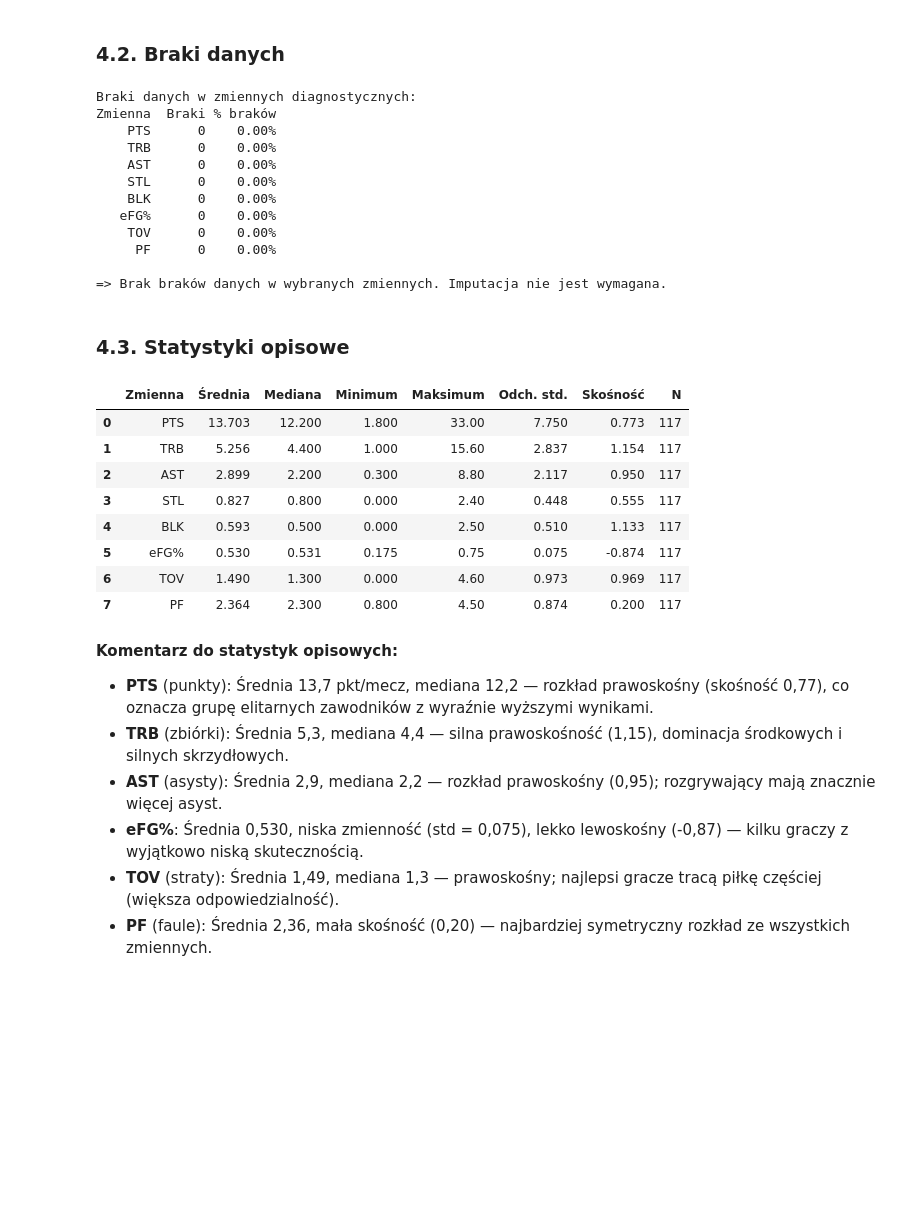
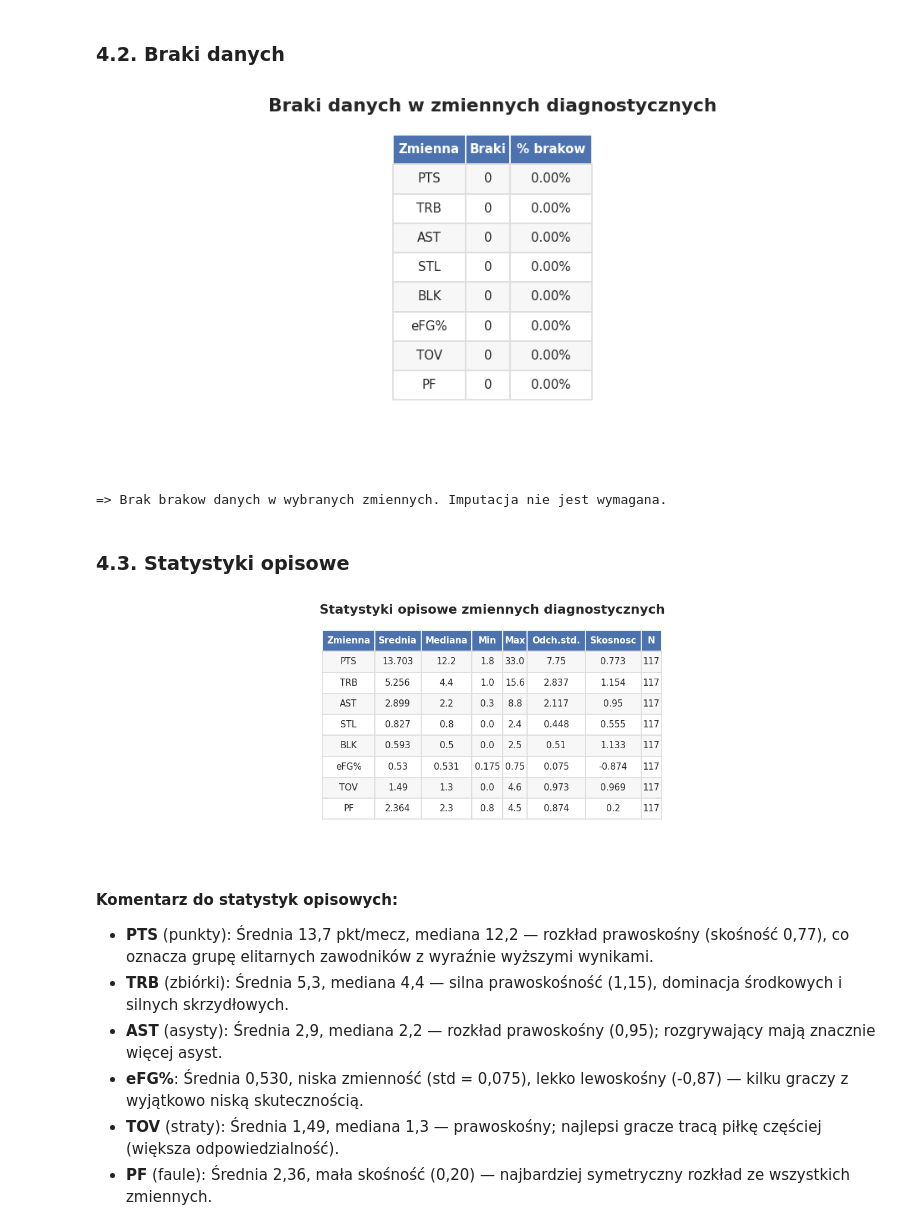
Before and after one commit to fmich7/nba-cluster-analysis, a Jupyter notebook: nba_ranking_analysis.ipynb, the cells around one changed output. Drawn from its saved outputs; the diff is of its cells as text; code cells hidden in the pictures; blank space fills up the shorter version.

```diff
--- a/nba_ranking_analysis.ipynb
+++ b/nba_ranking_analysis.ipynb
@@ -121,6 +121,7 @@ import matplotlib.pyplot as plt
 import matplotlib.ticker as mticker
 import seaborn as sns
 from scipy import stats as sp_stats
+from pathlib import Path
 
 # Konfiguracja wykresow
 plt.rcParams.update({
@@ -130,6 +131,10 @@ plt.rcParams.update({
     "axes.labelsize": 10,
 })
 sns.set_style("whitegrid")
+
+# Katalog na wykresy/tabele PNG
+PLOTS_DIR = Path("output/plots")
+PLOTS_DIR.mkdir(parents=True, exist_ok=True)
 
 # --- Konfiguracja zmiennych i wag ---
 STIMULANTS = ["PTS", "TRB", "AST", "STL", "BLK", "eFG%"]
@@ -202,38 +264,28 @@ SG    25
 # %%
 # Sprawdzenie brakow danych w zmiennych diagnostycznych
 missing_info = []
 for var in ALL_VARIABLES:
     n_miss = df[var].isna().sum()
     missing_info.append({
         "Zmienna": var,
         "Braki": n_miss,
-        "% braków": f"{100 * n_miss / len(df):.2f}%"
+        "% brakow": f"{100 * n_miss / len(df):.2f}%"
     })
 
 missing_df = pd.DataFrame(missing_info)
-print("Braki danych w zmiennych diagnostycznych:")
-print(missing_df.to_string(index=False))
+render_table(missing_df, title="Braki danych w zmiennych diagnostycznych",
+             filename="tab_missing_data")
 
 if missing_df["Braki"].sum() == 0:
-    print("\n=> Brak braków danych w wybranych zmiennych. Imputacja nie jest wymagana.")
+    print("=> Brak brakow danych w wybranych zmiennych. Imputacja nie jest wymagana.")
 else:
-    print("\n=> Braki danych uzupelniono mediana.")
+    print("=> Braki danych uzupelniono mediana.")
     for var in ALL_VARIABLES:
         if df[var].isna().any():
             df[var] = df[var].fillna(df[var].median())
 # %% [output]
+[figure, added]
-Braki danych w zmiennych diagnostycznych:
-Zmienna  Braki % braków
-    PTS      0    0.00%
-    TRB      0    0.00%
-    AST      0    0.00%
-    STL      0    0.00%
-    BLK      0    0.00%
-   eFG%      0    0.00%
-    TOV      0    0.00%
-     PF      0    0.00%
-
-=> Brak braków danych w wybranych zmiennych. Imputacja nie jest wymagana.
+=> Brak brakow danych w wybranych zmiennych. Imputacja nie jest wymagana.
 # %% [markdown]
 ### 4.3. Statystyki opisowe
 # %%
@@ -243,27 +295,20 @@ for var in ALL_VARIABLES:
     vals = df[var].dropna()
     records.append({
         "Zmienna": var,
-        "Średnia": round(vals.mean(), 3),
+        "Srednia": round(vals.mean(), 3),
         "Mediana": round(vals.median(), 3),
-        "Minimum": round(vals.min(), 3),
-        "Maksimum": round(vals.max(), 3),
-        "Odch. std.": round(vals.std(ddof=1), 3),
-        "Skośność": round(sp_stats.skew(vals, bias=False), 3),
+        "Min": round(vals.min(), 3),
+        "Max": round(vals.max(), 3),
+        "Odch.std.": round(vals.std(ddof=1), 3),
+        "Skosnosc": round(sp_stats.skew(vals, bias=False), 3),
         "N": len(vals),
     })
 
 stats_df = pd.DataFrame(records)
-stats_df
+render_table(stats_df, title="Statystyki opisowe zmiennych diagnostycznych",
+             filename="tab_descriptive_stats")
 # %% [output]
-|  | Zmienna | Średnia | Mediana | Minimum | Maksimum | Odch. std. | Skośność | N |
-| 0 | PTS | 13.703 | 12.200 | 1.800 | 33.00 | 7.750 | 0.773 | 117 |
-| 1 | TRB | 5.256 | 4.400 | 1.000 | 15.60 | 2.837 | 1.154 | 117 |
-| 2 | AST | 2.899 | 2.200 | 0.300 | 8.80 | 2.117 | 0.950 | 117 |
-| 3 | STL | 0.827 | 0.800 | 0.000 | 2.40 | 0.448 | 0.555 | 117 |
-| 4 | BLK | 0.593 | 0.500 | 0.000 | 2.50 | 0.510 | 1.133 | 117 |
-| 5 | eFG% | 0.530 | 0.531 | 0.175 | 0.75 | 0.075 | -0.874 | 117 |
-| 6 | TOV | 1.490 | 1.300 | 0.000 | 4.60 | 0.973 | 0.969 | 117 |
-| 7 | PF | 2.364 | 2.300 | 0.800 | 4.50 | 0.874 | 0.200 | 117 |
+[figure, added]
 # %% [markdown]
 **Komentarz do statystyk opisowych:**
 
```
Also changed, not shown: parts of 22 cells of this notebook, 40 other files.
